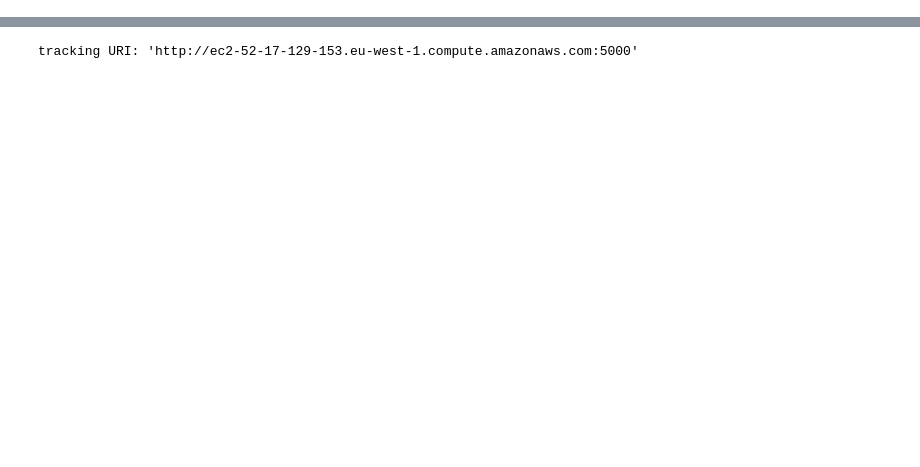
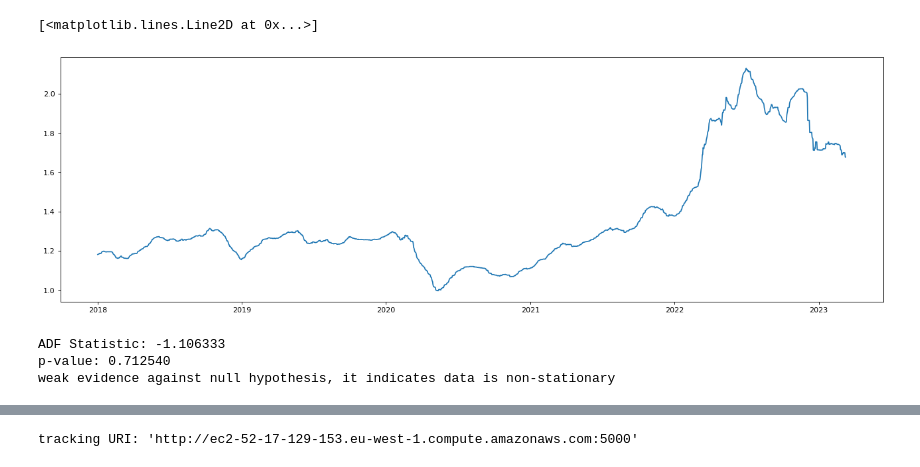
Before and after one commit to Nell87/forecasting_fuelprice, a Jupyter notebook: src/002.modeling.ipynb, the cells around one changed output, grey strips where cells are left out. Saved outputs shown, nothing was run; the diff lists cells and outputs as text; code cells hidden in the pictures; blank space fills up the shorter version.

```diff
--- a/src/002.modeling.ipynb
+++ b/src/002.modeling.ipynb
@@ -119,0 +71,24 @@ plt.plot_date(data['start_day'], data['Diesel'])
+# %%
+# Data graph (It looks non stationary)
+figure(figsize=(20, 6), dpi=80)
+plt.plot(data)
+# %% [output]
+[<matplotlib.lines.Line2D at 0x...>]
+[figure, added]
+# %%
+# ADF Test
+def adf_test (data):
+    result = adfuller(data)
+    print('ADF Statistic: %f' % result[0])
+    print('p-value: %f' % result[1])
+    if result[1] <= 0.05:
+        print("strong evidence against the null hypothesis, it's stationary")
+    else:
+        print("weak evidence against null hypothesis, it indicates data is non-stationary")
+
+
+adf_test(data)
+# %% [output]
+ADF Statistic: -1.106333
+p-value: 0.712540
+weak evidence against null hypothesis, it indicates data is non-stationary
```
Also changed, not shown: parts of 34 cells of this notebook, 2 other files.
